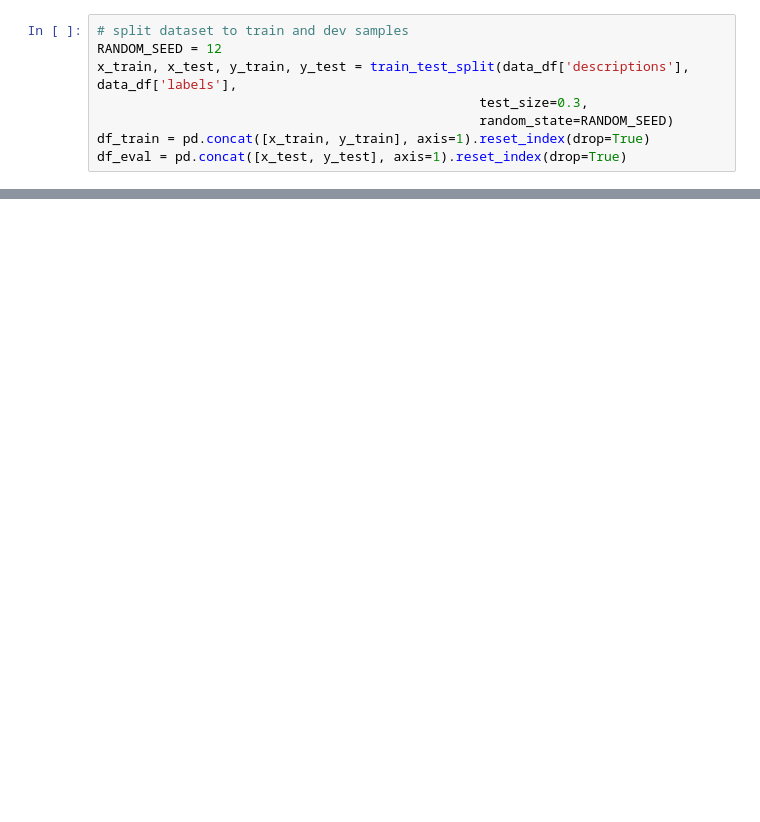
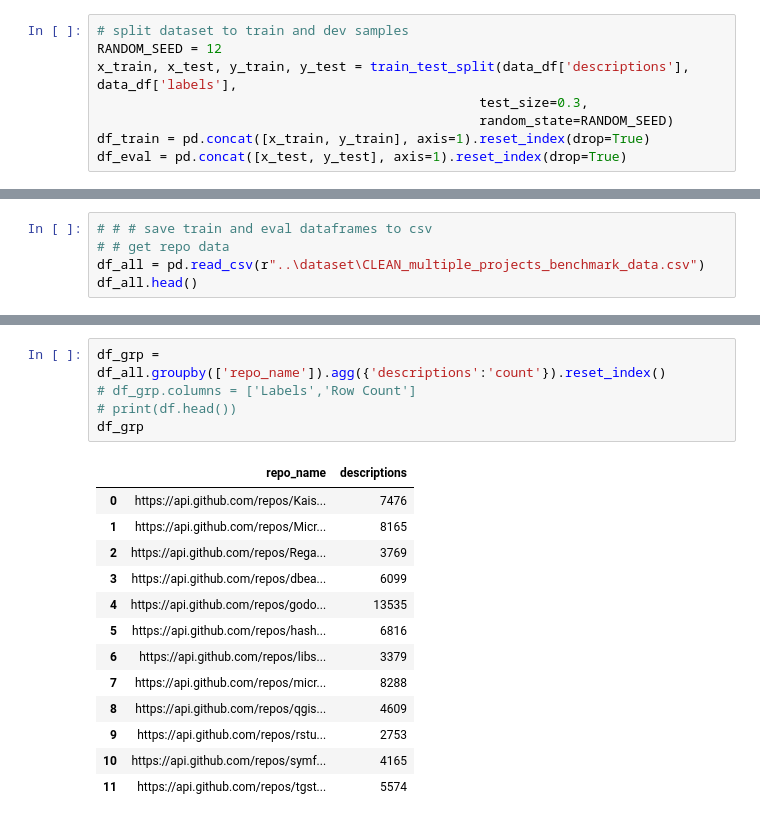
Before and after one commit to btm1837/github_issue_tagger, a Jupyter notebook: src/rq2_eval.ipynb, the cells around one changed output, grey strips where cells are left out. Saved outputs shown, nothing was run; the diff lists cells and outputs as text; blank space fills up the shorter version.

```diff
--- a/src/rq2_eval.ipynb
+++ b/src/rq2_eval.ipynb
@@ -198,0 +221,5 @@ pd.DataFrame(tmp_test).to_csv(path_test,index=False,header=False,encoding='utf-8
+# %%
+# # # save train and eval dataframes to csv
+# # get repo data
+df_all = pd.read_csv(r"..\dataset\CLEAN_multiple_projects_benchmark_data.csv")
+df_all.head()
@@ -198,0 +233,19 @@ pd.DataFrame(tmp_test).to_csv(path_test,index=False,header=False,encoding='utf-8
+# %%
+df_grp = df_all.groupby(['repo_name']).agg({'descriptions':'count'}).reset_index()
+# df_grp.columns = ['Labels','Row Count']
+# print(df.head())
+df_grp
+# %% [output]
+|  | repo_name | descriptions |
+| 0 | https://api.github.com/repos/Kais... | 7476 |
+| 1 | https://api.github.com/repos/Micr... | 8165 |
+| 2 | https://api.github.com/repos/Rega... | 3769 |
+| 3 | https://api.github.com/repos/dbea... | 6099 |
+| 4 | https://api.github.com/repos/godo... | 13535 |
+| 5 | https://api.github.com/repos/hash... | 6816 |
+| 6 | https://api.github.com/repos/libs... | 3379 |
+| 7 | https://api.github.com/repos/micr... | 8288 |
+| 8 | https://api.github.com/repos/qgis... | 4609 |
+| 9 | https://api.github.com/repos/rstu... | 2753 |
+| 10 | https://api.github.com/repos/symf... | 4165 |
+| 11 | https://api.github.com/repos/tgst... | 5574 |
```
Also changed, not shown: parts of 9 cells of this notebook, 3 other files.
